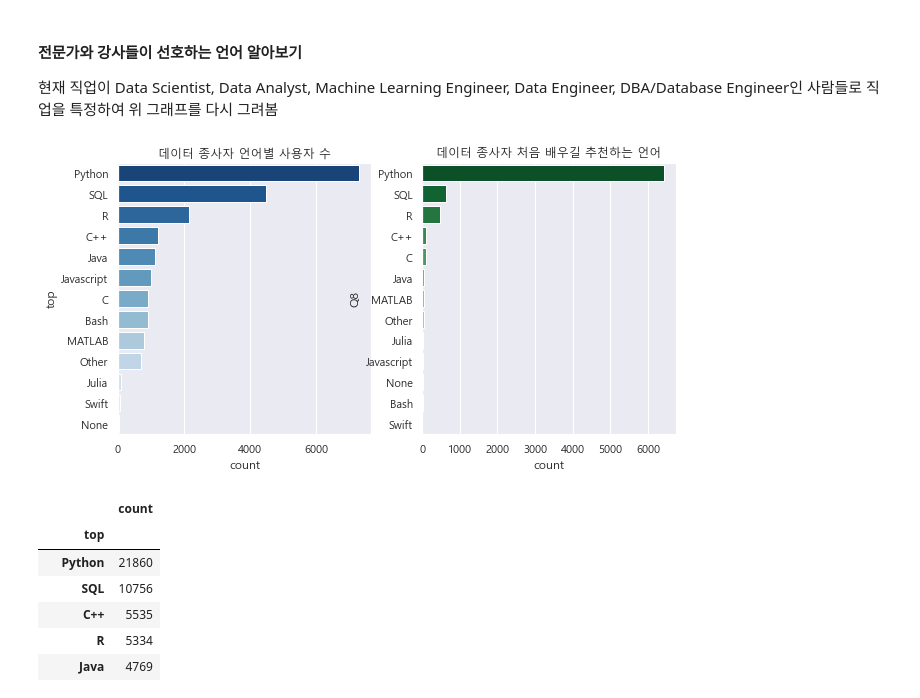
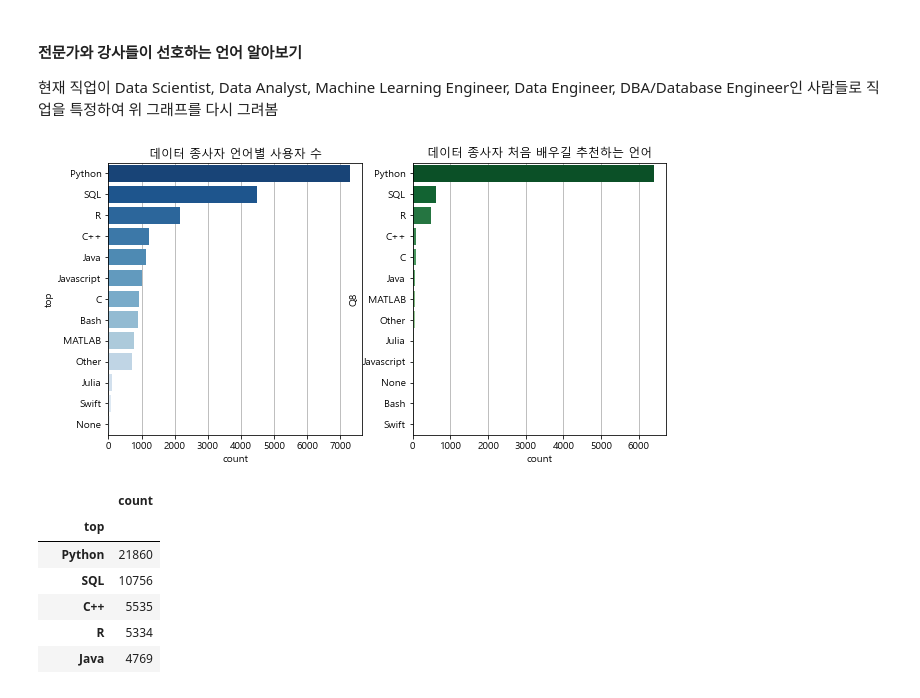
Before and after one commit to alsrud2298/Kaggle, a Jupyter notebook: Kaggle-ML-DS-survey-2021-EDA.ipynb, the cells around one changed output. Cells and saved outputs as stored; diff of their text form; code cells hidden in the pictures.

```diff
--- a/Kaggle-ML-DS-survey-2021-EDA.ipynb
+++ b/Kaggle-ML-DS-survey-2021-EDA.ipynb
@@ -18,3 +18,8 @@ import seaborn as sns
 # Warnings 감추기
 import warnings
 warnings.filterwarnings('ignore')
+
+# 그래프 설정
+%matplotlib inline
+plt.rcParams['axes.grid.axis'] = 'both' # 격자 기본 설정
+plt.rcParams['axes.axisbelow'] = True # 그래프 뒤에 나타나도록 설정
@@ -345,13 +357,14 @@ def show_multiple_choice_bar_plot_by_qno(answer,qno,title=None):
 #### 전문가와 강사들이 선호하는 언어 알아보기
 현재 직업이 Data Scientist, Data Analyst, Machine Learning Engineer, Data Engineer, DBA/Database Engineer인 사람들로 직업을 특정하여 위 그래프를 다시 그려봄
 # %%
-role_list = ['Data Scientist','Data Analyst','Machine Learning Engineer','Data Engineer','DBA/Database Engineer']
-data_expert = answer[answer['Q5'].isin(role_list)]
+data_cols = answer['Q5'][answer['Q5'].str.contains('Data|Machine')]
+data_idx = data_cols.index
+data_expert = answer.loc[data_idx]
 plt.figure(figsize=(10,5))
 plt.subplot(1,2,1)
 show_multiple_choice_bar_plot_by_qno(data_expert,'Q7',title='데이터 종사자 언어별 사용자 수')
 plt.subplot(1,2,2)
 show_countplot_by_qno(data_expert,'Q8',title='데이터 종사자 처음 배우길 추천하는 언어')
 plt.show()
 # %% [output]
-[figure, old version]
+[figure, new version]
```
Also changed, not shown: parts of 57 cells of this notebook.
